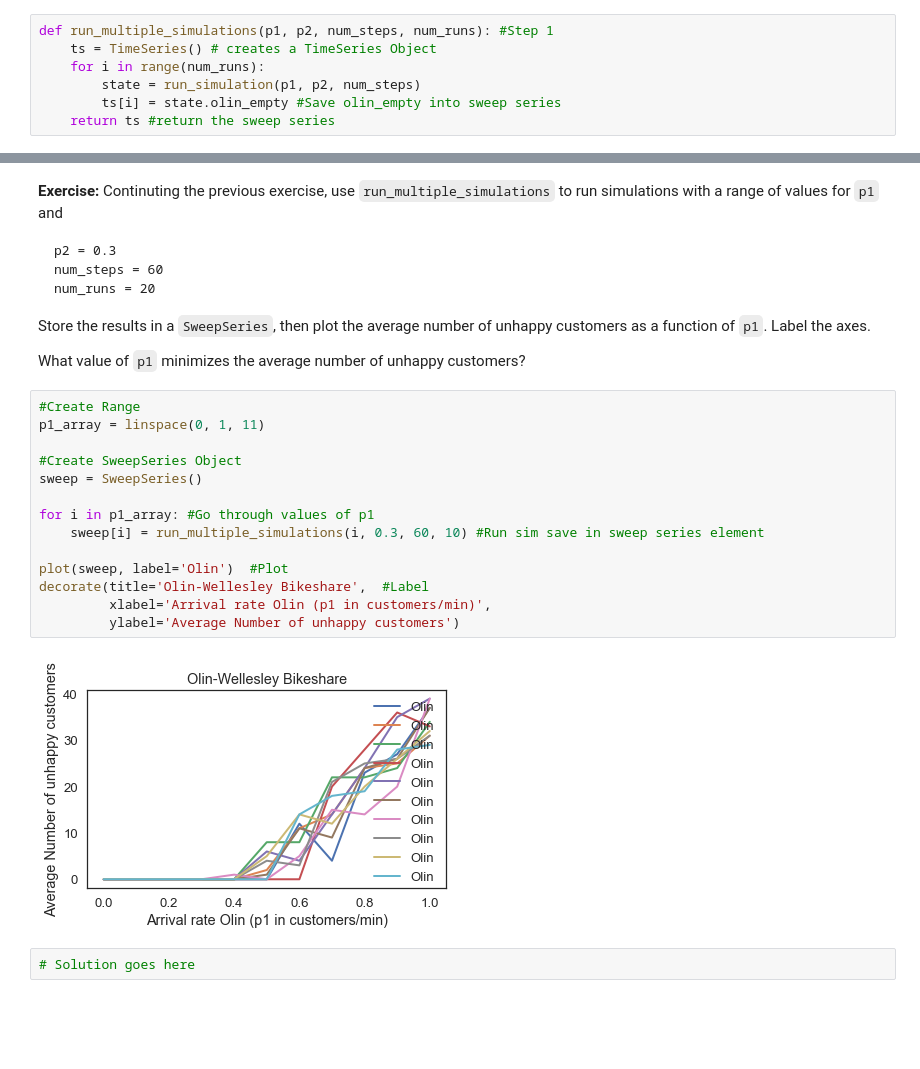
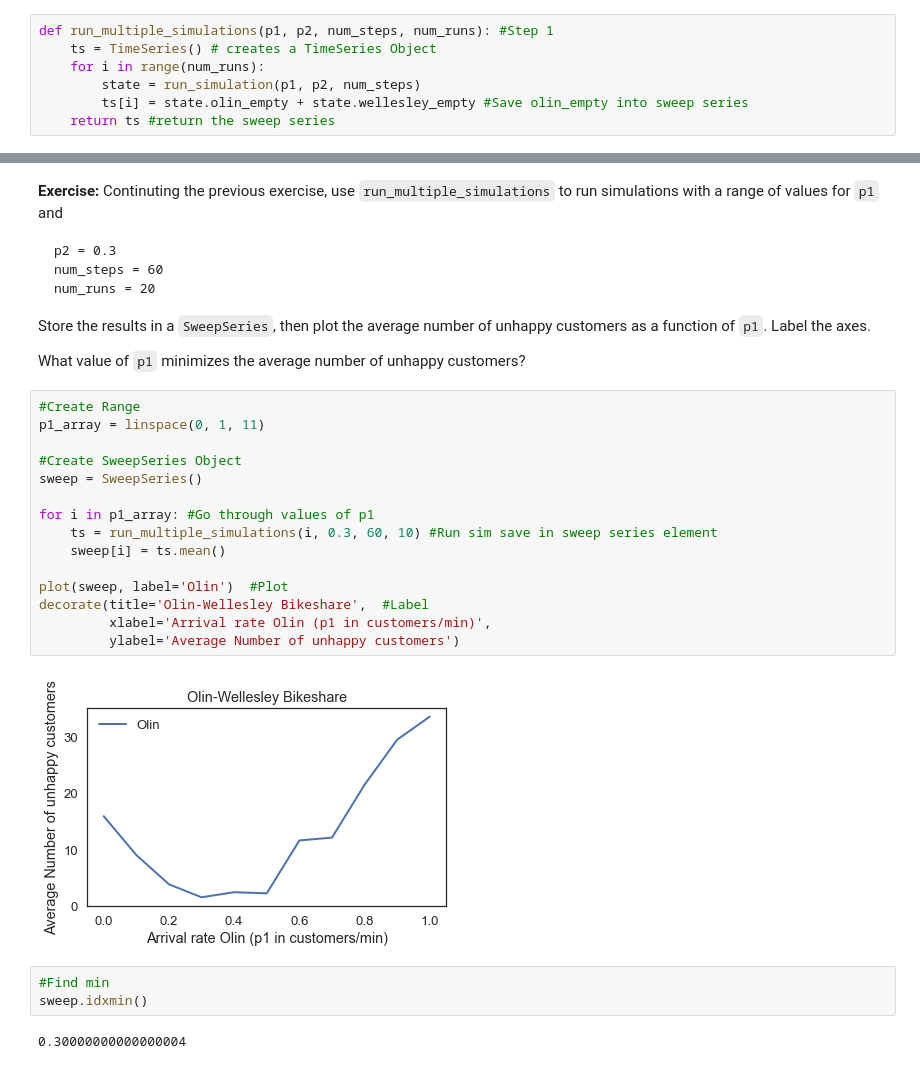
Before and after one commit to MsQCompSci/DATA604HW, a Jupyter notebook: 604CH4LQ.ipynb, the cells around one changed output, grey strips where cells are left out. Drawn from its saved outputs; the diff is of its cells as text; blank space fills up the shorter version.

```diff
--- a/604CH4LQ.ipynb
+++ b/604CH4LQ.ipynb
@@ -365,7 +365,7 @@ def run_multiple_simulations(p1, p2, num_steps, num_runs): #Step 1
     ts = TimeSeries() # creates a TimeSeries Object
     for i in range(num_runs):
         state = run_simulation(p1, p2, num_steps)
-        ts[i] = state.olin_empty #Save olin_empty into sweep series
+        ts[i] = state.olin_empty + state.wellesley_empty #Save olin_empty into sweep series
     return ts #return the sweep series
 # %%
 # Solution goes here
@@ -396,18 +396,22 @@ What value of `p1` minimizes the average number of unhappy customers?
 # %%
 #Create Range
 p1_array = linspace(0, 1, 11)
 
 #Create SweepSeries Object
 sweep = SweepSeries()
 
 for i in p1_array: #Go through values of p1
-    sweep[i] = run_multiple_simulations(i, 0.3, 60, 10) #Run sim save in sweep series element
+    ts = run_multiple_simulations(i, 0.3, 60, 10) #Run sim save in sweep series element
+    sweep[i] = ts.mean()
 
 plot(sweep, label='Olin')  #Plot
 decorate(title='Olin-Wellesley Bikeshare',  #Label
          xlabel='Arrival rate Olin (p1 in customers/min)',
          ylabel='Average Number of unhappy customers')
 # %% [output]
-[figure, old version]
+[figure, new version]
-# %%
-# Solution goes here
+# %%
+#Find min
+sweep.idxmin()
+# %% [output]
+0.30000000000000004
```
Also changed, not shown: parts of 6 cells of this notebook.
